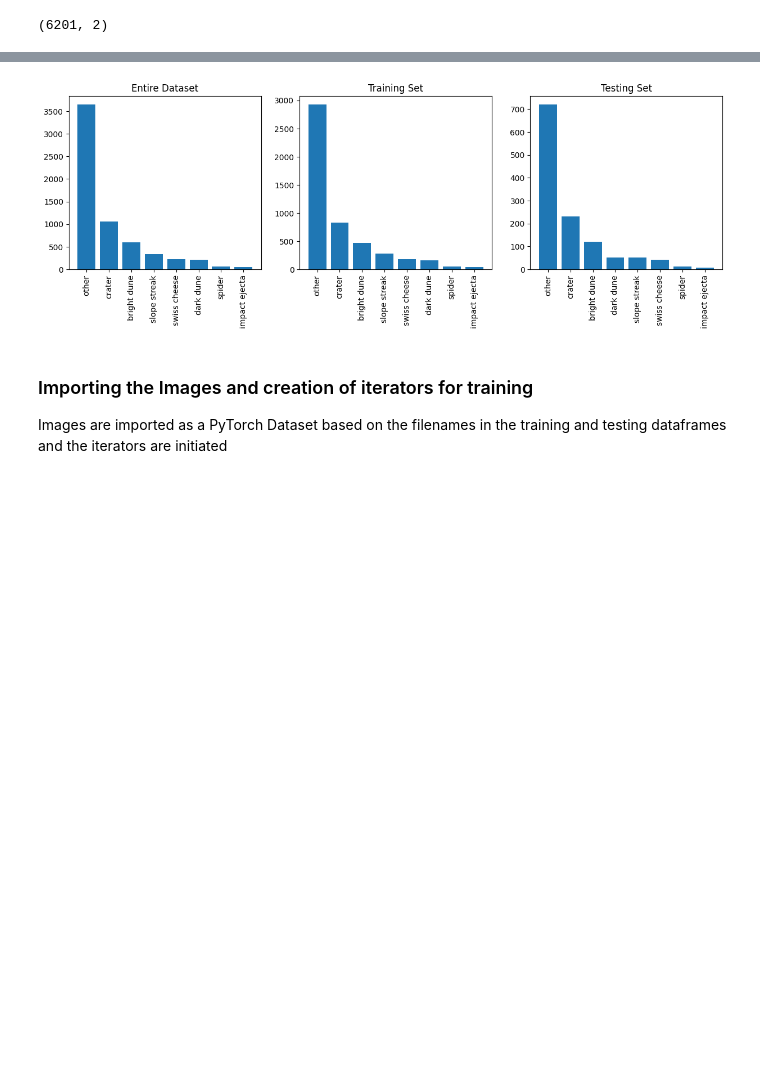
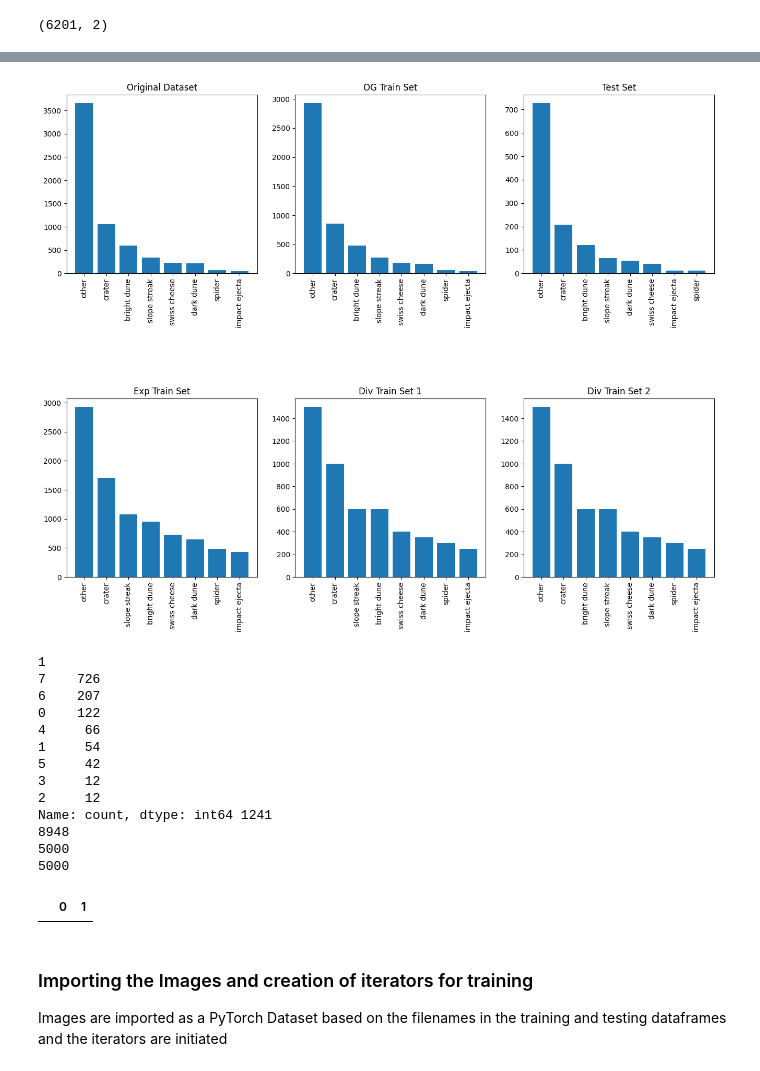
Before and after one commit to mannm2406/soi_auwaves_crue, a Jupyter notebook: train.ipynb, the cells around one changed output, grey strips where cells are left out. Drawn from its saved outputs; the diff is of its cells as text; code cells hidden in the pictures; blank space fills up the shorter version.

```diff
--- a/train.ipynb
+++ b/train.ipynb
@@ -48,29 +124,63 @@ test_df = pd.concat([pd.Series(x_test), pd.Series(y_test)], axis=1)
 # %%
 ## Plotting the frequencies of different types of images available in the dataset, and training-testing splits
-
 freq = pd.Series(labels_int).value_counts()
 freq_train = train_df[1].value_counts()
+freq_train_all = train_df_all[1].value_counts()
+freq_train_1 = train_df_1[1].value_counts()
+freq_train_2 = train_df_2[1].value_counts()
 freq_test = test_df[1].value_counts()
 
-fig, ax = plt.subplots(1,3)
+fig, ax = plt.subplots(2,3)
 
-ax[0].bar([int_to_label_map[lab] for lab in freq.index ], freq)
-ax[1].bar([int_to_label_map[lab] for lab in freq_train.index ], freq_train)
-ax[2].bar([int_to_label_map[lab] for lab in freq_test.index ], freq_test)
+ax[0,0].bar([int_to_label_map[lab] for lab in freq.index ], freq)
+ax[0,1].bar([int_to_label_map[lab] for lab in freq_train.index ], freq_train)
+ax[0,2].bar([int_to_label_map[lab] for lab in freq_test.index ], freq_test)
+ax[1,0].bar([int_to_label_map[lab] for lab in freq_train_all.index ], freq_train_all)
+ax[1,1].bar([int_to_label_map[lab] for lab in freq_train_1.index ], freq_train_1)
+ax[1,2].bar([int_to_label_map[lab] for lab in freq_train_2.index ], freq_train_2)
 
-ax[0].tick_params('x', labelrotation = 90)
-ax[1].tick_params('x', labelrotation = 90)
-ax[2].tick_params('x', labelrotation = 90)
+ax[0,0].tick_params('x', labelrotation = 90)
+ax[0,1].tick_params('x', labelrotation = 90)
+ax[0,2].tick_params('x', labelrotation = 90)
+ax[1,0].tick_params('x', labelrotation = 90)
+ax[1,1].tick_params('x', labelrotation = 90)
+ax[1,2].tick_params('x', labelrotation = 90)
 
-ax[0].set_title("Entire Dataset")
-ax[1].set_title("Training Set")
-ax[2].set_title("Testing Set")
+ax[0,0].set_title("Original Dataset")
+ax[0,1].set_title("OG Train Set")
+ax[0,2].set_title("Test Set")
+ax[1,0].set_title("Exp Train Set")
+ax[1,1].set_title("Div Train Set 1")
+ax[1,2].set_title("Div Train Set 2")
 
-fig.set_figwidth(15)
-fig.set_figheight(4)
+fig.set_figwidth(16)
+fig.set_figheight(12)
+fig.subplots_adjust(hspace=0.7)
+
 plt.show()
+
+print(freq_test, freq_test.sum())
+print(freq_train_all.sum())
+print(freq_train_1.sum())
+print(freq_train_2.sum())
+
+pd.merge(train_df_all, test_df, how="inner")
 # %% [output]
-[figure, old version]
+[figure, new version]
+1
+7    726
+6    207
+0    122
+4     66
+1     54
+5     42
+3     12
+2     12
+Name: count, dtype: int64 1241
+8948
+5000
+5000
+|  | 0 | 1 |
 # %% [markdown]
 ### Importing the Images and creation of iterators for training
 Images are imported as a PyTorch Dataset based on the filenames in the training and testing dataframes and the iterators are initiated
```
Also changed, not shown: parts of 6 cells of this notebook.
